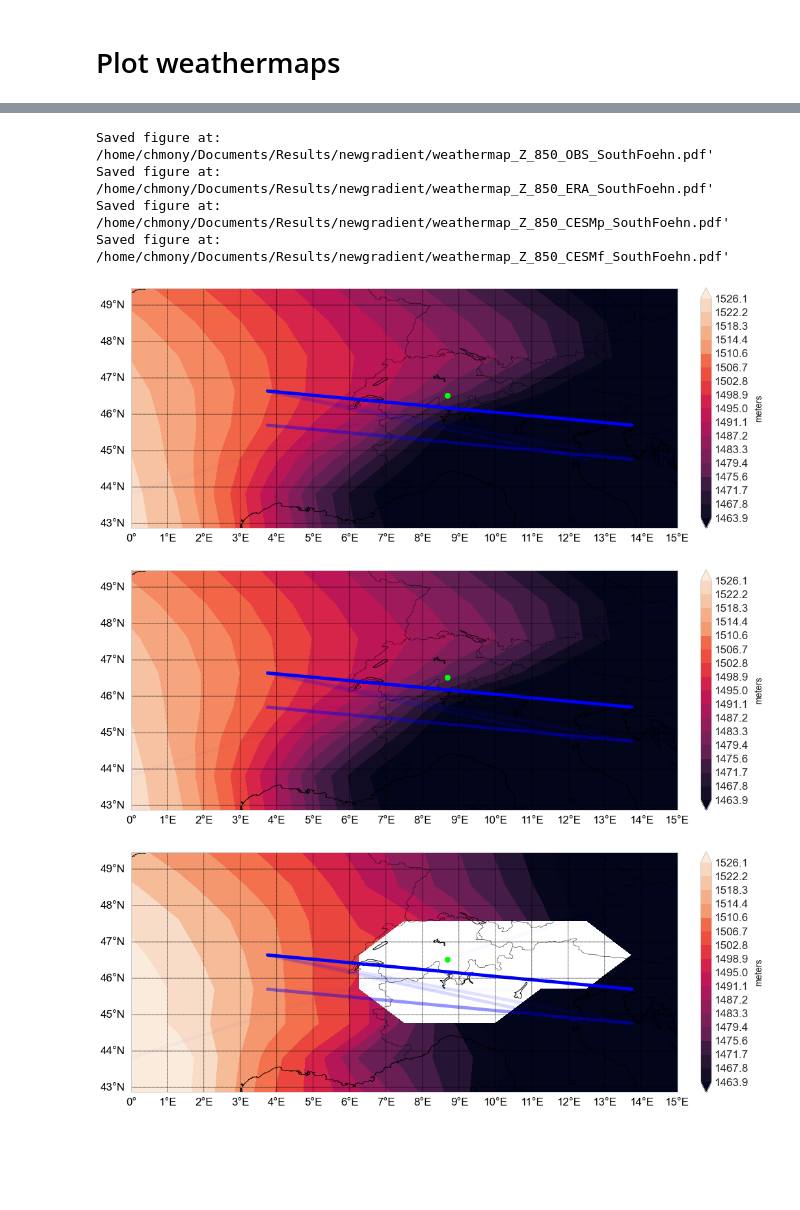
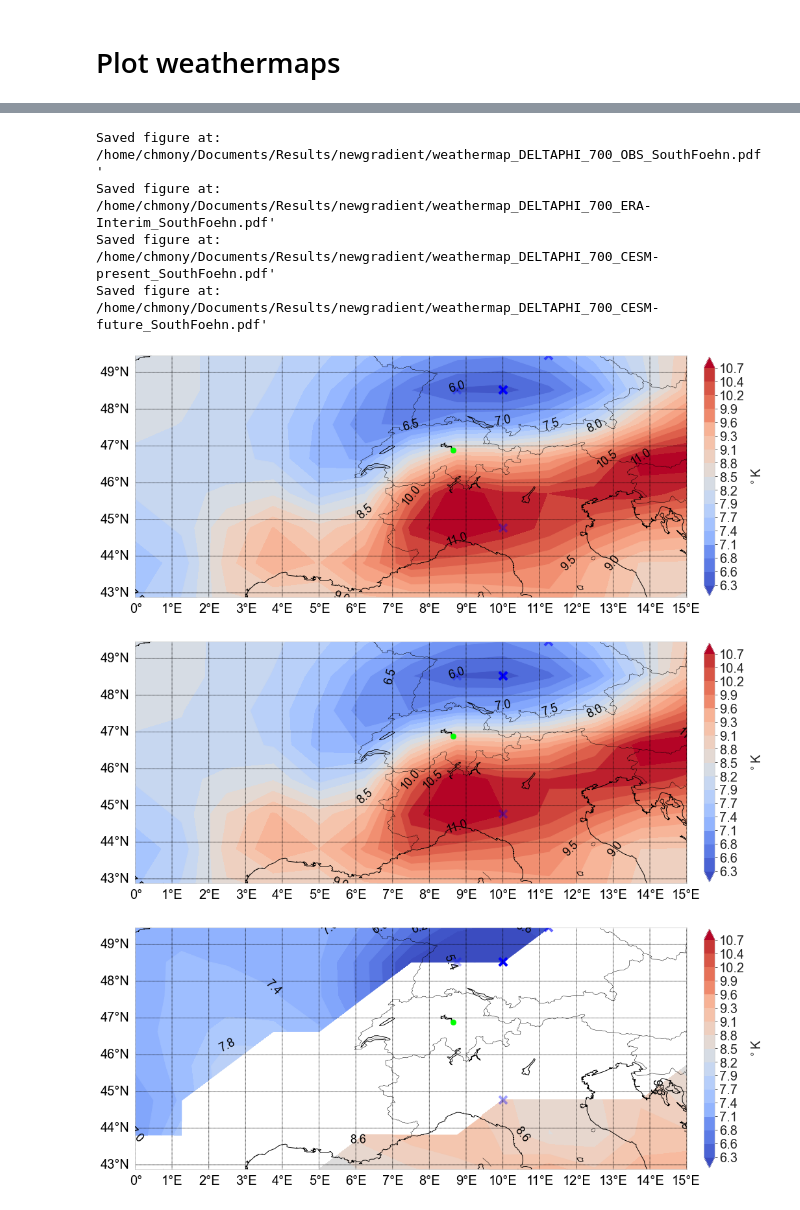
Before and after one commit to ch-mon/foehn-development, a Jupyter notebook: train_model_on_ERAI_and_predict_on_CESM.ipynb, the cells around one changed output, grey strips where cells are left out. Cells and saved outputs as stored; diff of their text form; code cells hidden in the pictures; blank space fills up the shorter version.

Commit message:
Finalized all plot styles

```diff
--- a/train_model_on_ERAI_and_predict_on_CESM.ipynb
+++ b/train_model_on_ERAI_and_predict_on_CESM.ipynb
@@ -800,8 +827,9 @@ fig = sns.boxplot(x="month", y="prediction", data=df_monthly_mean_testset, hue="
 fig.set_xticklabels(MONTH_NAMES);
 plt.xlabel("")
 plt.ylabel("Monthly mean foehn frequency")
-plt.rcParams.update({'font.size': 17})
+
 handles, labels = fig.get_legend_handles_labels()
 labels = ["Observational data 1991-2000", "ERAI predictions 1991-2000", "CESM-p predictions 1991-2000", "CESM-f predictions 2091-2100" ]
-fig.legend(handles, labels)
+fig.legend(handles, labels, fontsize=14)
+save_figure(f"final_comparison_{foehn_type[location]}")
 # %% [output]
@@ -938,5 +957,5 @@ Index(['date', 'SLP_4287_0_sealevel', 'SLP_4287_125_sealevel',
 # %%
-variable = 'Z'
+variable ='DELTAPHI'
 
 variable_lvl = {"SLP": "sealevel",
                 "Z": "850",
@@ -947,19 +966,19 @@ variable_lvl = {"SLP": "sealevel",
 
 unit = {"SLP": "hPa",
         "Z": "meters",
-        "T": "$^\circ$C",
-        "DELTAPHI": "$^\circ$C",
+        "T": "$^\circ$K",
+        "DELTAPHI": "$^\circ$K",
         "U": "m/s",
         "V": "m/s"}
 
 
 # # Altdorf
-# v_limits = {"SLP": [1003, 1018],
-#             "Z": [1350, 1520],
-#             "T": [17+273.15, 21+273.15],
-#             "DELTAPHI": [6,11],
-#             "U":[5,15],
-#             "V":[5,15]}
+v_limits = {"SLP": [1003, 1018],
+            "Z": [1350, 1520],
+            "T": [5+273.15, 9+273.15],
+            "DELTAPHI": [6,11],
+            "U":[5,15],
+            "V":[5,15]}
 
 # # Piotta
 # v_limits = {"SLP": [1013, 1025],#[1003, 1018],
@@ -970,13 +989,13 @@ unit = {"SLP": "hPa",
 #             "V":[5,15]}
 
 # Lugano
-v_limits = {"SLP": [1013, 1025],#[1003, 1018],
-            "Z": [1460, 1530],#[1350, 1520],
-            "T": [-1+273.15, 6+273.15],
-            "DELTAPHI": [5.5, 12.5], #[6,11],
-            "U":[5,15],
-            "V":[5,15]}
+# v_limits = {"SLP": [1013, 1025],#[1003, 1018],
+#             "Z": [1460, 1530],#[1350, 1520],
+#             "T": [-1+273.15, 6+273.15],
+#             "DELTAPHI": [5.5, 12.5], #[6,11],
+#             "U":[5,15],
+#             "V":[5,15]}
 
 
 df_importances = generate_coordinates_from_feature_label(most_important_features, variable)
-display(df_importances)
+df_importances["importance"] = df_importances["importance"]
@@ -998,41 +1015,41 @@ kwargs = {"variable": variable,
           "vmin": v_limits[variable][0],
           "vmax": v_limits[variable][1],
           "lats_labels": LATS_CESM_STRING,
           "lons_labels": LONS_CESM_STRING,
           "df_importances": df_importances}
 
 
 month = 4
 month_mask_ERA = df_ERA_with_stability["date"].dt.month == month
 plot_mean_foehn_condition_for_one_model(**kwargs,
-                                        model= "OBS_SouthFoehn",
+                                        model= f"OBS_{foehn_type[location]}",
                                         df = df_ERA_with_stability.loc[:,:],
                                         foehn = df_ERA_with_stability.loc[:, "Foehn"],
                                         )
 
 plot_mean_foehn_condition_for_one_model(**kwargs,
-                                        model= "ERA_SouthFoehn",
+                                        model= f"ERA-Interim_{foehn_type[location]}",
                                         df = df_ERA_with_stability.loc[:,:],
                                         foehn = df_ERA_reduced_features_scaled.loc[:, "prediction"],
                                         )
 
 month_mask_CESMp = df_CESMp["date"].dt.month== month
 plot_mean_foehn_condition_for_one_model(**kwargs,
-                                        model= "CESMp_SouthFoehn",
+                                        model= f"CESM-present_{foehn_type[location]}",
                                         df = df_CESMp.loc[:,:],
                                         foehn = df_CESMp_reduced_features_scaled.loc[:, "prediction"],
                                         )
 month_mask_CESMf = df_CESMf["date"].dt.month== month
 plot_mean_foehn_condition_for_one_model(**kwargs,
-                                        model= "CESMf_SouthFoehn",
+                                        model= f"CESM-future_{foehn_type[location]}",
                                         df = df_CESMf.loc[:,:],
                                         foehn = df_CESMf_reduced_features_scaled.loc[:, "prediction"],
                                         )
 # %% [output]
-Saved figure at: /home/chmony/Documents/Results/newgradient/weathermap_Z_850_OBS_SouthFoehn.pdf'
-Saved figure at: /home/chmony/Documents/Results/newgradient/weathermap_Z_850_ERA_SouthFoehn.pdf'
-Saved figure at: /home/chmony/Documents/Results/newgradient/weathermap_Z_850_CESMp_SouthFoehn.pdf'
-Saved figure at: /home/chmony/Documents/Results/newgradient/weathermap_Z_850_CESMf_SouthFoehn.pdf'
+Saved figure at: /home/chmony/Documents/Results/newgradient/weathermap_DELTAPHI_700_OBS_SouthFoehn.pdf'
+Saved figure at: /home/chmony/Documents/Results/newgradient/weathermap_DELTAPHI_700_ERA-Interim_SouthFoehn.pdf'
+Saved figure at: /home/chmony/Documents/Results/newgradient/weathermap_DELTAPHI_700_CESM-present_SouthFoehn.pdf'
+Saved figure at: /home/chmony/Documents/Results/newgradient/weathermap_DELTAPHI_700_CESM-future_SouthFoehn.pdf'
-[figure, old version]
+[figure, new version]
-[figure, old version]
+[figure, new version]
-[figure, old version]
+[figure, new version]
```
Also changed, not shown: parts of 20 cells of this notebook, 3 other files.
